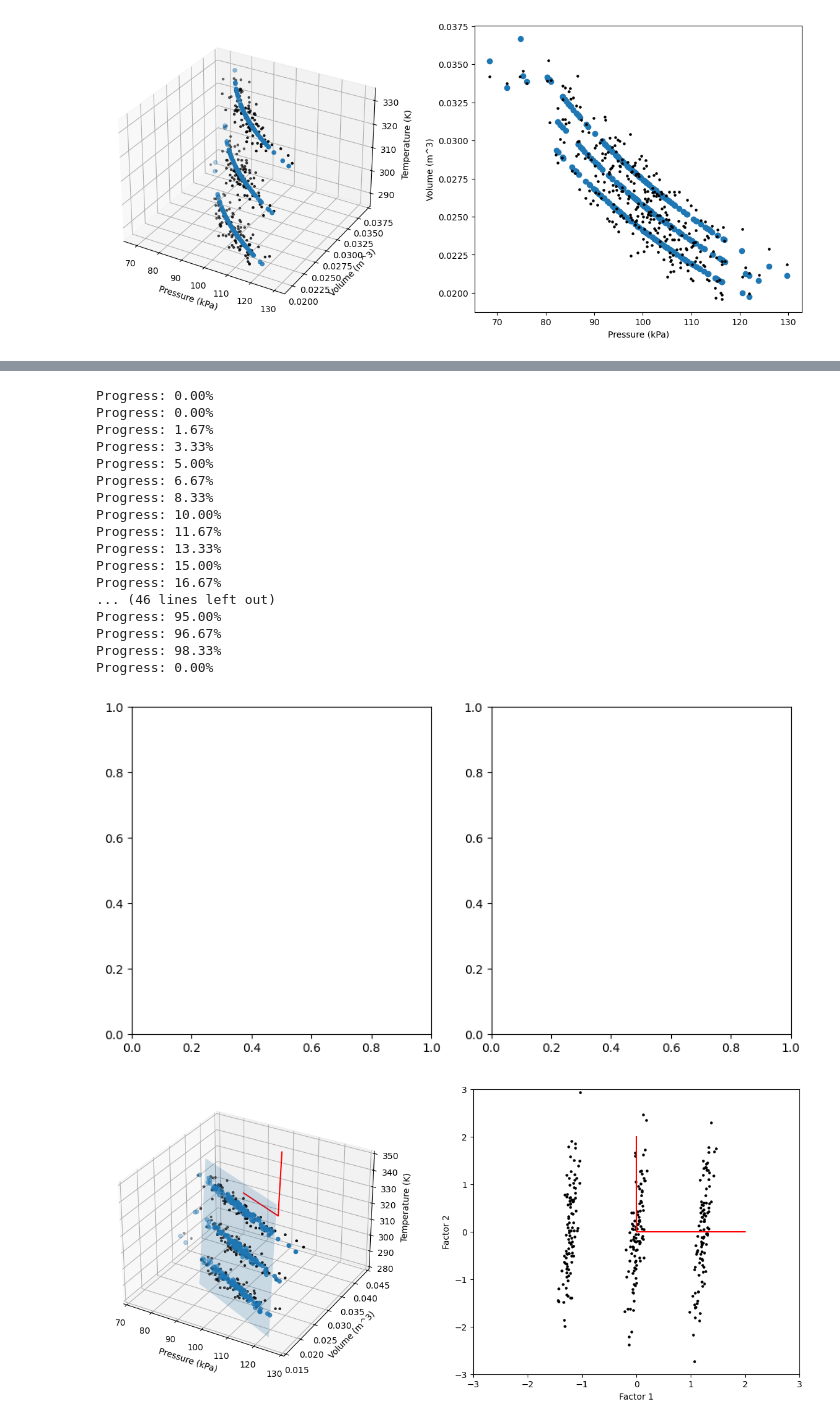
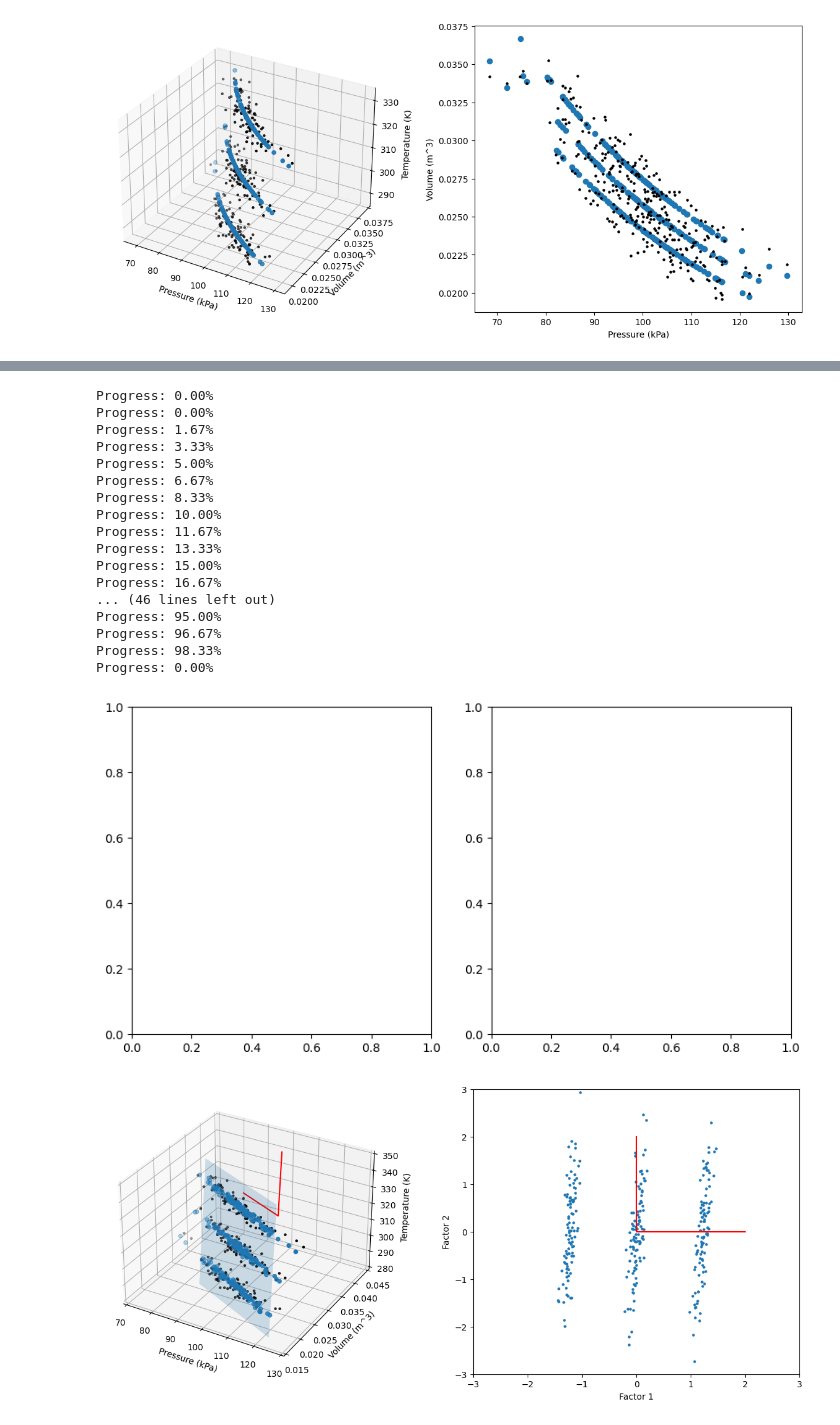
Before and after one commit to Stellenbosch-University-Process-Eng/M.Eng-Data-Analytics-General-Topics, a Jupyter notebook: notebooks/FactorAnalysis.ipynb, the cells around one changed output, grey strips where cells are left out. Drawn from its saved outputs; the diff is of its cells as text; code cells hidden in the pictures.

```diff
--- a/notebooks/FactorAnalysis.ipynb
+++ b/notebooks/FactorAnalysis.ipynb
@@ -128,7 +128,7 @@ def AnimationFunction(t):
     ax1.set_zlim([280, 350])
 
     ax2.clear()
-    ax2.scatter(F[:,0], F[:,1], c = 'k', s = 5)
+    ax2.scatter(F[:,0], F[:,1], s = 5)
     ax2.plot(F_coord[:,0], F_coord[:,1], c = 'r')
     ax2.set_xlabel('Factor 1')
     ax2.set_ylabel('Factor 2')
@@ -140,34 +140,34 @@ def AnimationFunction(t):
 # Create the animation and save to file
 anim = animation.FuncAnimation(fig, AnimationFunction, frames = 60, repeat=False)
 
 # Create animation without PCA projection
 # f = r"..\images\data-rotation.gif"
 
 # Create animation with PCA projection
 f = r"..\images\FactorAnalysis-rotation.gif"
 
 writergif = animation.PillowWriter(fps=20)
 anim.save(f, writer=writergif)
 # %% [output]
 Progress: 0.00%
 Progress: 0.00%
 Progress: 1.67%
 Progress: 3.33%
 Progress: 5.00%
 Progress: 6.67%
 Progress: 8.33%
 Progress: 10.00%
 Progress: 11.67%
 Progress: 13.33%
 Progress: 15.00%
 Progress: 16.67%
 ... (46 lines left out)
 Progress: 95.00%
 Progress: 96.67%
 Progress: 98.33%
 Progress: 0.00%
 [figure]
-[figure, old version]
+[figure, new version]
 # %%
 # Display the created gif
 display(Image('..\images\FactorAnalysis-rotation.gif'))
```
Also changed, not shown: parts of 2 cells of this notebook, 6 other files.
